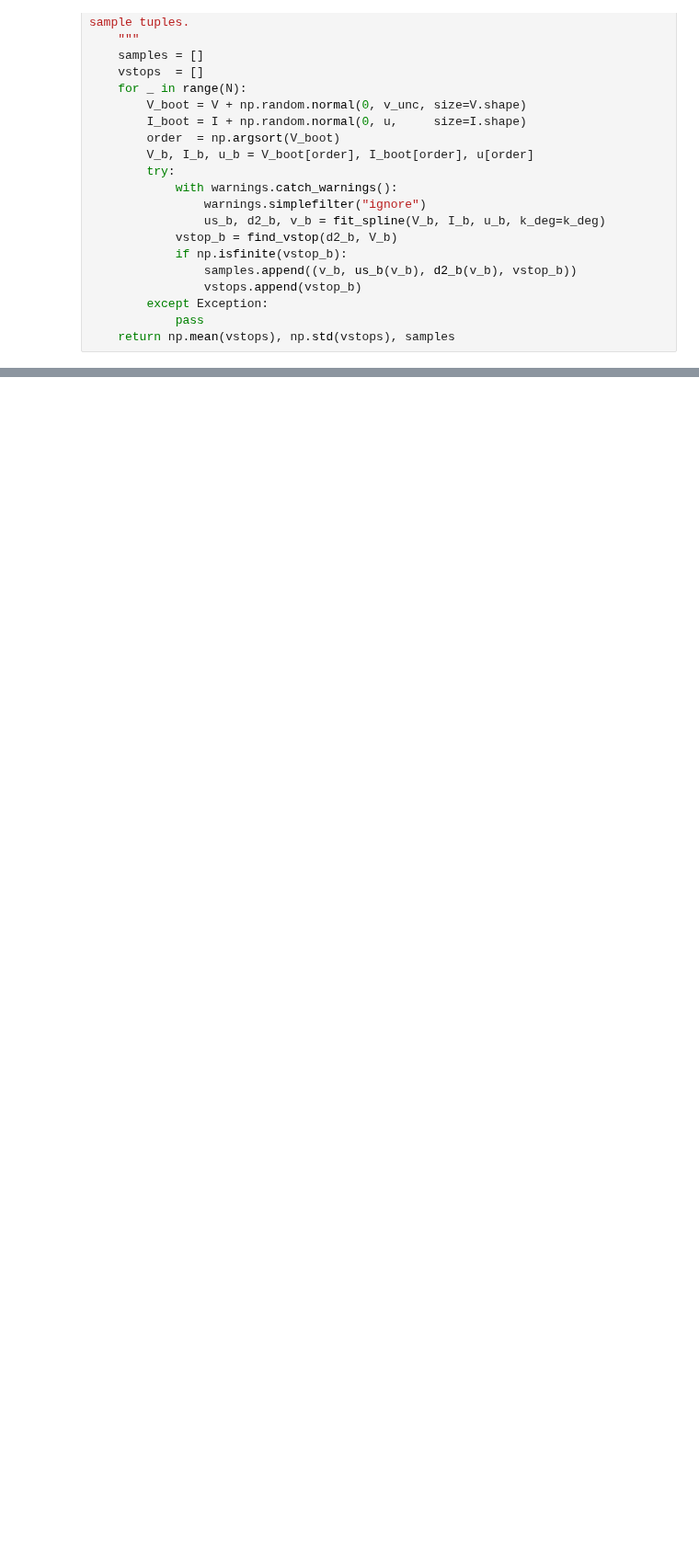
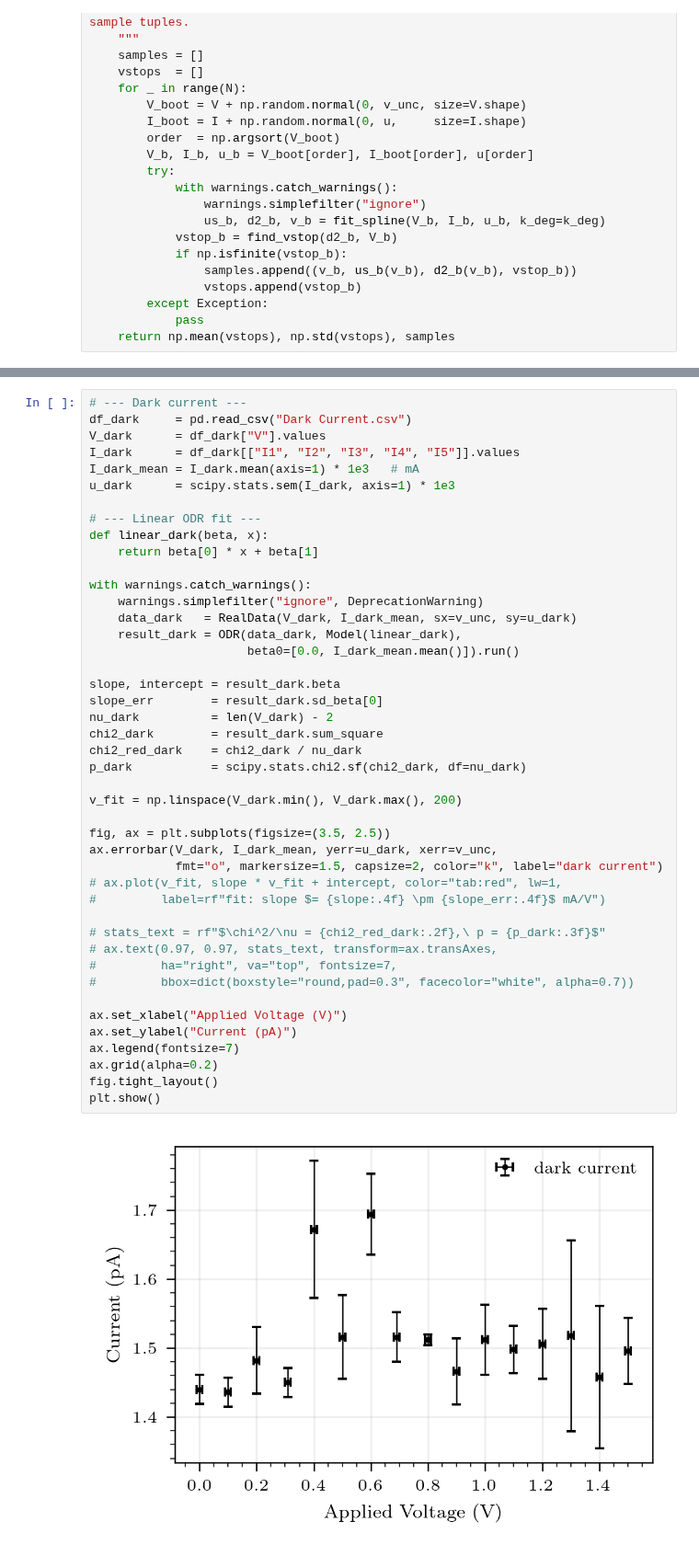
Before and after one commit to asuradev99/jlab, a Jupyter notebook: photoelectric/main.ipynb, the cells around one changed output, grey strips where cells are left out. Shown at 92% size. Drawn from its saved outputs; the diff is of its cells as text; blank space fills up the shorter version.

```diff
--- a/photoelectric/main.ipynb
+++ b/photoelectric/main.ipynb
@@ -285,0 +466,46 @@ true: h =  6.626 × 10⁻³⁴ J·s
+# %%
+# --- Dark current ---
+df_dark     = pd.read_csv("Dark Current.csv")
+V_dark      = df_dark["V"].values
+I_dark      = df_dark[["I1", "I2", "I3", "I4", "I5"]].values
+I_dark_mean = I_dark.mean(axis=1) * 1e3   # mA
+u_dark      = scipy.stats.sem(I_dark, axis=1) * 1e3
+
+# --- Linear ODR fit ---
+def linear_dark(beta, x):
+    return beta[0] * x + beta[1]
+
+with warnings.catch_warnings():
+    warnings.simplefilter("ignore", DeprecationWarning)
+    data_dark   = RealData(V_dark, I_dark_mean, sx=v_unc, sy=u_dark)
+    result_dark = ODR(data_dark, Model(linear_dark),
+                      beta0=[0.0, I_dark_mean.mean()]).run()
+
+slope, intercept = result_dark.beta
+slope_err        = result_dark.sd_beta[0]
+nu_dark          = len(V_dark) - 2
+chi2_dark        = result_dark.sum_square
+chi2_red_dark    = chi2_dark / nu_dark
+p_dark           = scipy.stats.chi2.sf(chi2_dark, df=nu_dark)
+
+v_fit = np.linspace(V_dark.min(), V_dark.max(), 200)
+
+fig, ax = plt.subplots(figsize=(3.5, 2.5))
+ax.errorbar(V_dark, I_dark_mean, yerr=u_dark, xerr=v_unc,
+            fmt="o", markersize=1.5, capsize=2, color="k", label="dark current")
+# ax.plot(v_fit, slope * v_fit + intercept, color="tab:red", lw=1,
+#         label=rf"fit: slope $= {slope:.4f} \pm {slope_err:.4f}$ mA/V")
+
+# stats_text = rf"$\chi^2/\nu = {chi2_red_dark:.2f},\ p = {p_dark:.3f}$"
+# ax.text(0.97, 0.97, stats_text, transform=ax.transAxes,
+#         ha="right", va="top", fontsize=7,
+#         bbox=dict(boxstyle="round,pad=0.3", facecolor="white", alpha=0.7))
+
+ax.set_xlabel("Applied Voltage (V)")
+ax.set_ylabel("Current (pA)")
+ax.legend(fontsize=7)
+ax.grid(alpha=0.2)
+fig.tight_layout()
+plt.show()
+# %% [output]
+[figure, added]
```
Also changed, not shown: parts of 10 cells of this notebook.
